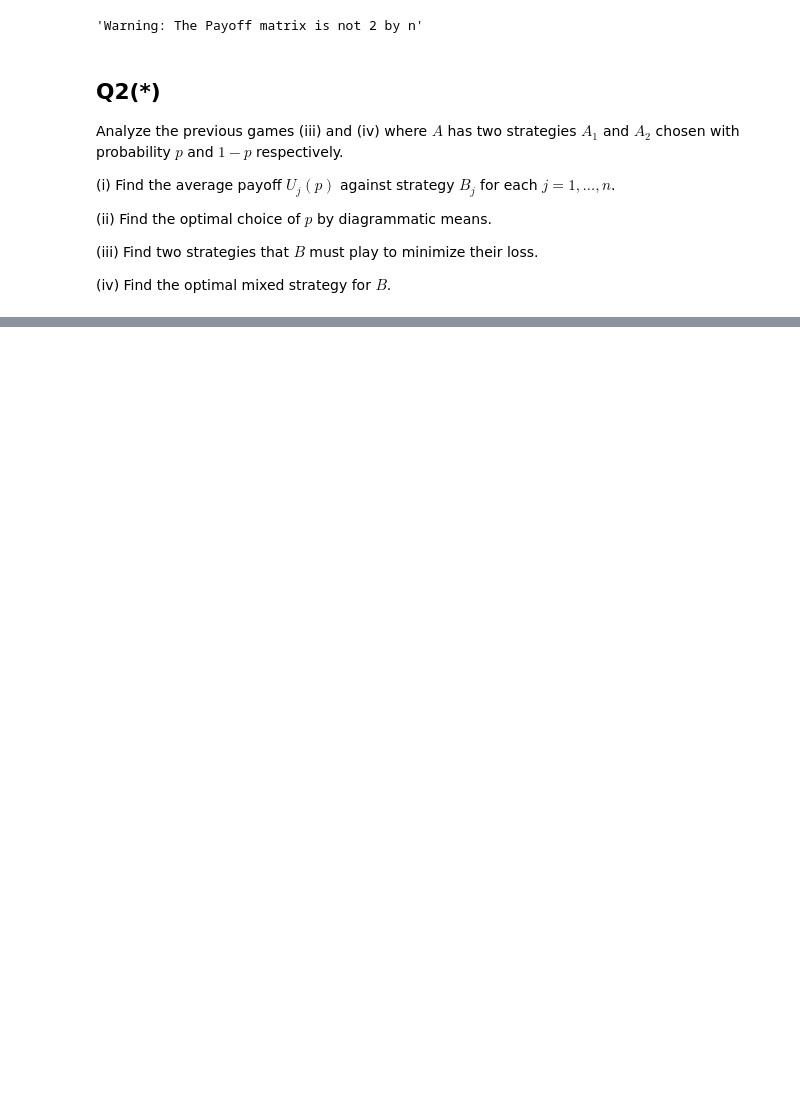
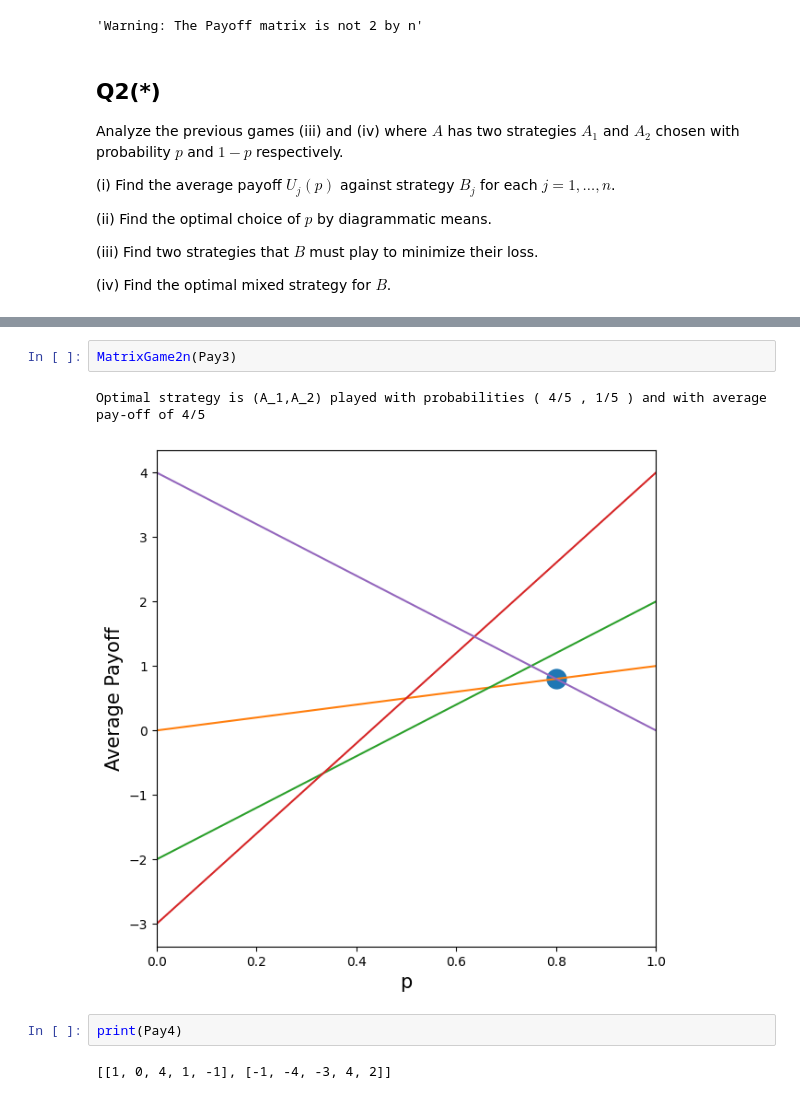
Before and after one commit to ShadaabHasan/MP305, a Jupyter notebook: Lab4_Game_Theory.ipynb, the cells around one changed output, grey strips where cells are left out. Saved outputs shown, nothing was run; the diff lists cells and outputs as text; blank space fills up the shorter version.

```diff
--- a/Lab4_Game_Theory.ipynb
+++ b/Lab4_Game_Theory.ipynb
@@ -297,0 +318,9 @@ Analyze the previous games (iii) and (iv)  where $A$ has two strategies $A_{1}$
+# %%
+MatrixGame2n(Pay3)
+# %% [output]
+Optimal strategy is (A_1,A_2) played with probabilities ( 4/5 , 1/5 ) and with average pay-off of 4/5
+[figure, added]
+# %%
+print(Pay4)
+# %% [output]
+[[1, 0, 4, 1, -1], [-1, -4, -3, 4, 2]]
```
Also changed, not shown: parts of 16 cells of this notebook.
